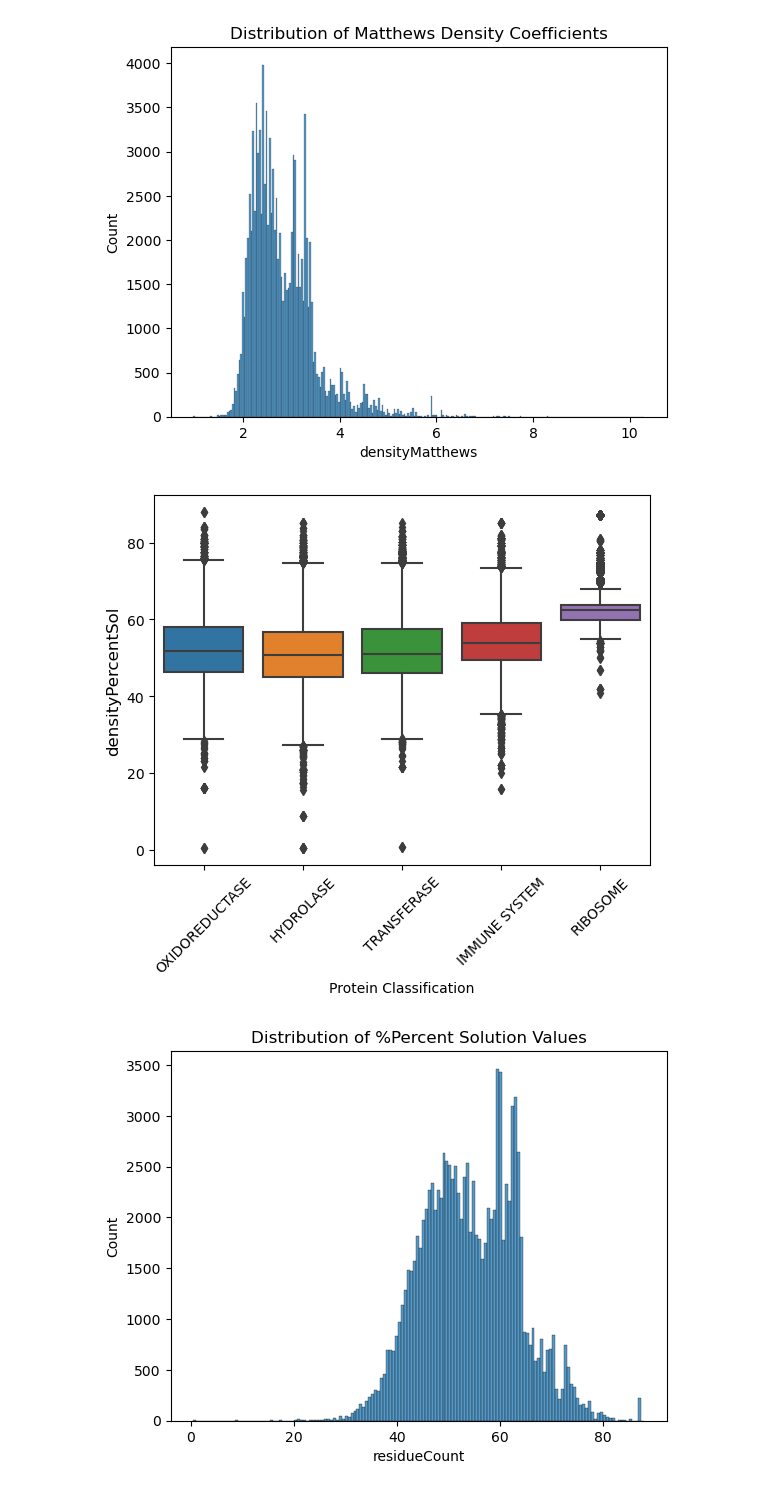
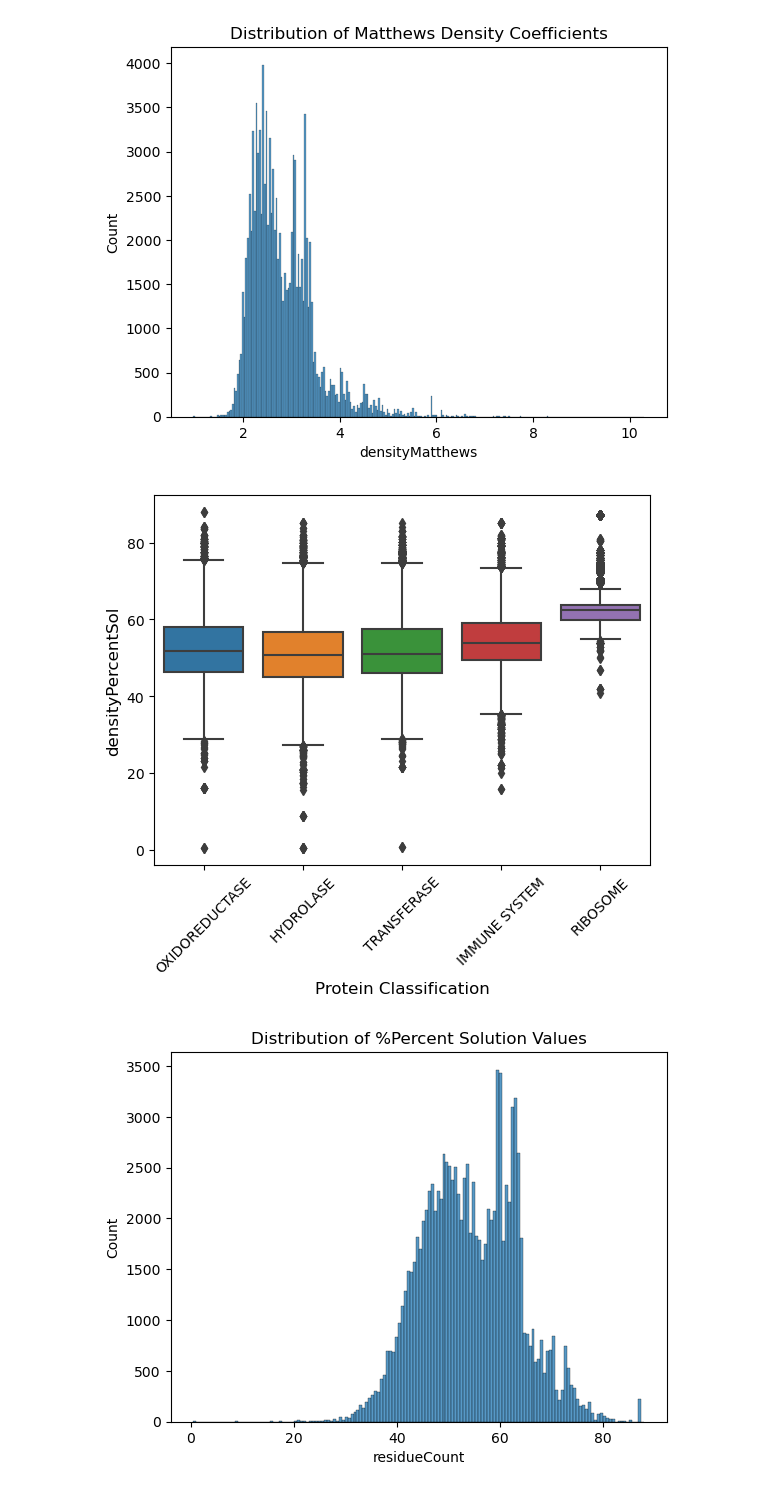
Before and after one commit to sramshey/emeritus, a Jupyter notebook: molecule_classifier.ipynb, the cells around one changed output. Cells and saved outputs as stored; diff of their text form; code cells hidden in the pictures.

```diff
--- a/molecule_classifier.ipynb
+++ b/molecule_classifier.ipynb
@@ -268,14 +268,14 @@ plt.show()
 # %%
 # densityPercentSol
 
 plt.figure()
 sns.boxplot(data=mol_class_df_cleaned, x="classification", y="densityPercentSol")
 plt.ylabel("densityPercentSol", fontsize=12)
-plt.xlabel("Protein Classification")
+plt.xlabel("Protein Classification", fontsize=12)
 plt.xticks(rotation=45)
 plt.show()
 # %% [output]
-[figure, old version]
+[figure, new version]
 # %%
 # distribution of densityPercentSol
 
```
Also changed, not shown: parts of 7 cells of this notebook.
